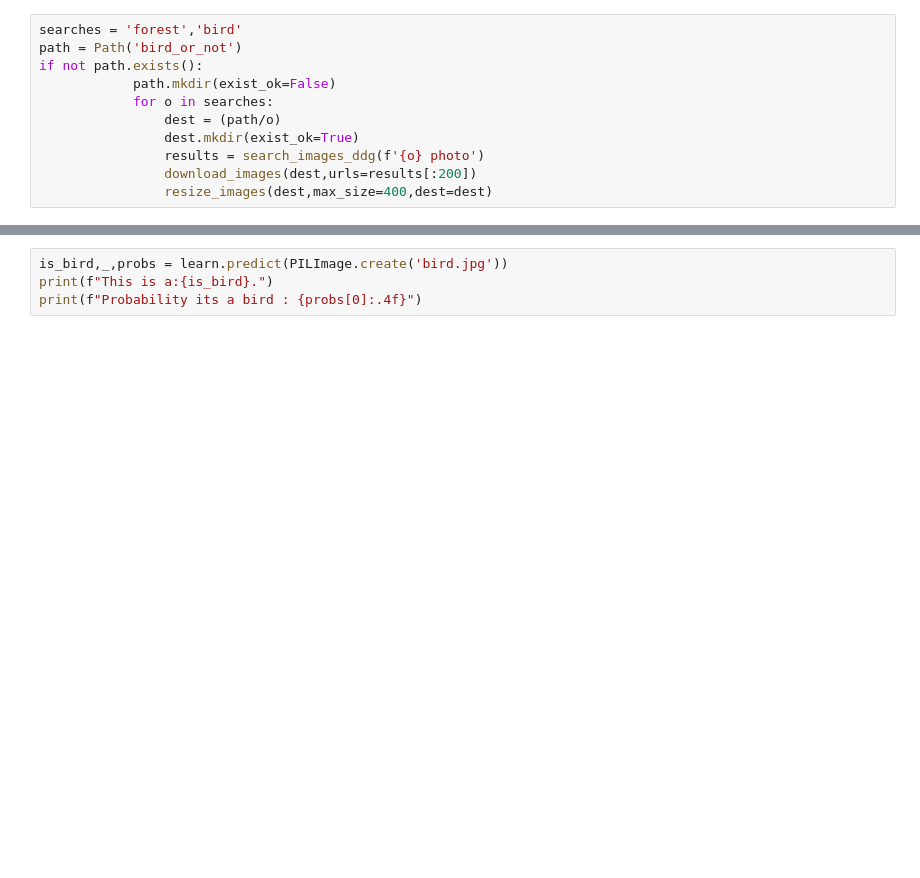
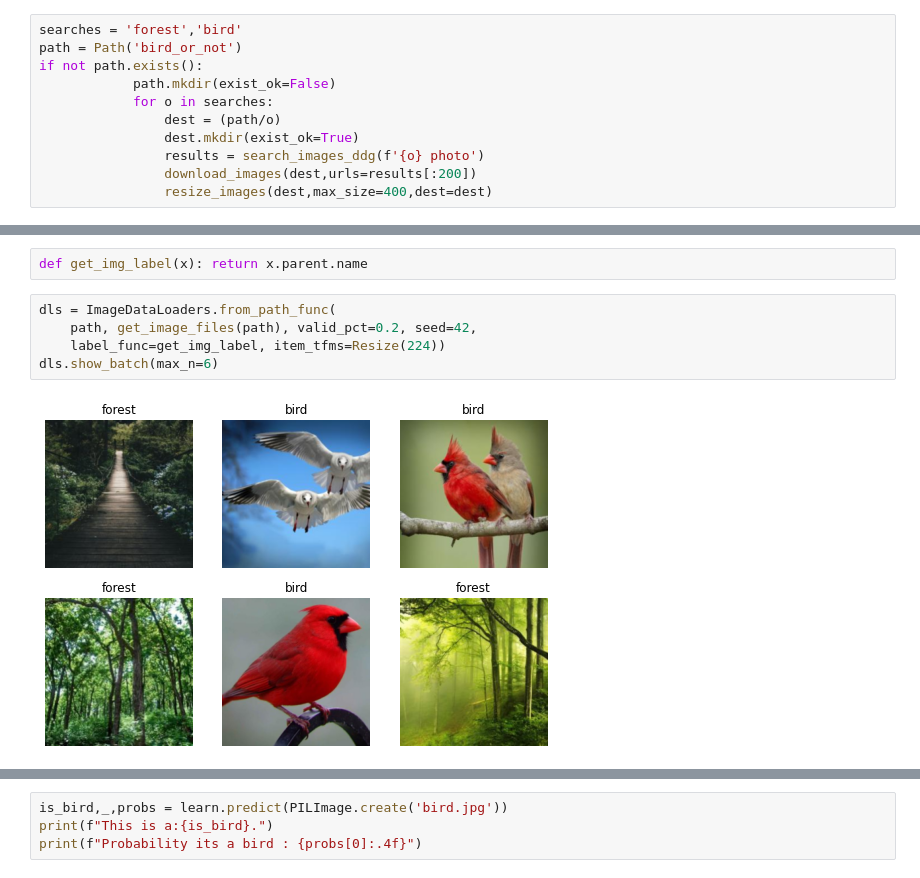
Before and after one commit to lmanchanda75/FastAICourse, a Jupyter notebook: IsItBird.ipynb, the cells around one changed output, grey strips where cells are left out. Saved outputs shown, nothing was run; the diff lists cells and outputs as text; blank space fills up the shorter version.

```diff
--- a/IsItBird.ipynb
+++ b/IsItBird.ipynb
@@ -37 +36,10 @@ failed.map(Path.unlink)
+# %%
+def get_img_label(x): return x.parent.name
+# %%
+dls = ImageDataLoaders.from_path_func(
+    path, get_image_files(path), valid_pct=0.2, seed=42,
+    label_func=get_img_label, item_tfms=Resize(224))
+dls.show_batch(max_n=6)
+# %% [output]
+[figure, added]
 # %%
```
Also changed, not shown: parts of 6 cells of this notebook, 1 other file.
